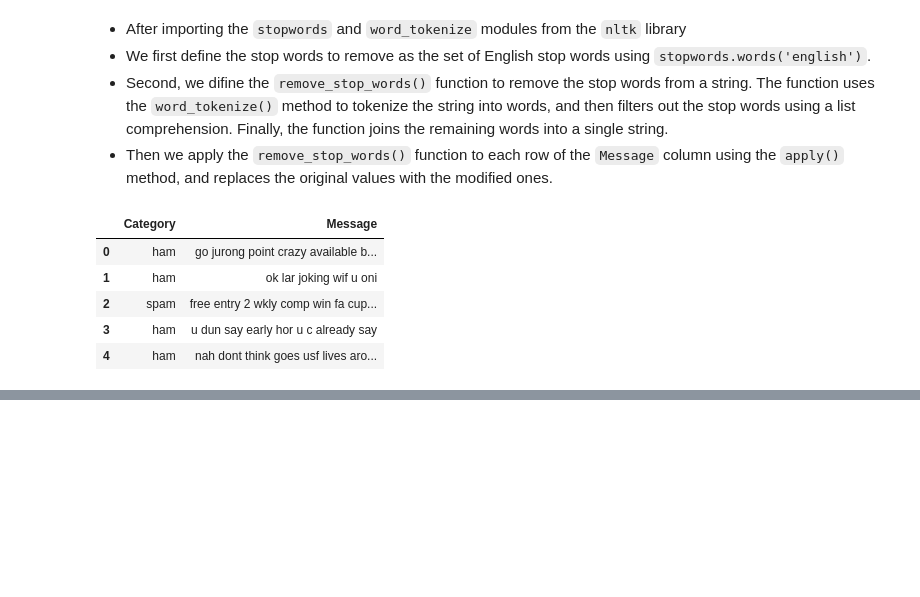
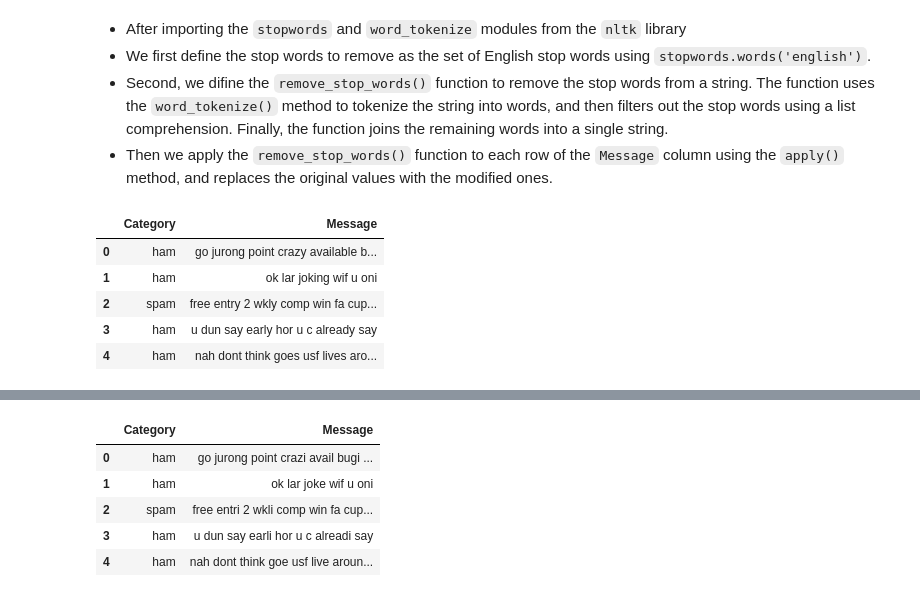
Before and after one commit to aliabdallah7/spam-detection, a Jupyter notebook: src.ipynb, the cells around one changed output, grey strips where cells are left out. Cells and saved outputs as stored; diff of their text form; code cells hidden in the pictures; blank space fills up the shorter version.

```diff
--- a/src.ipynb
+++ b/src.ipynb
@@ -158,0 +166,32 @@ df.head()
+# %%
+# Create a lemmatizer and stemmer object
+lemmatizer = WordNetLemmatizer()
+stemmer = PorterStemmer()
+
+# Define a function to tokenize, lemmatize, and stem a string
+def preprocess_text(text):
+    # Tokenize the text into words
+    words = word_tokenize(text)
+
+    # Lemmatize each word
+    lemmatized_words = [lemmatizer.lemmatize(word) for word in words]
+
+    # Stem each word
+    stemmed_words = [stemmer.stem(word) for word in lemmatized_words]
+
+    # Join the stemmed words back into a single string
+    processed_text = ' '.join(stemmed_words)
+
+    return processed_text
+
+# Apply the preprocess_text function to each row of the column
+df['Message'] = df['Message'].apply(preprocess_text)
+# %%
+df.head()
+# %% [output]
+|  | Category | Message |
+| 0 | ham | go jurong point crazi avail bugi ... |
+| 1 | ham | ok lar joke wif u oni |
+| 2 | spam | free entri 2 wkli comp win fa cup... |
+| 3 | ham | u dun say earli hor u c alreadi say |
+| 4 | ham | nah dont think goe usf live aroun... |
```
Also changed, not shown: parts of 3 cells of this notebook.
